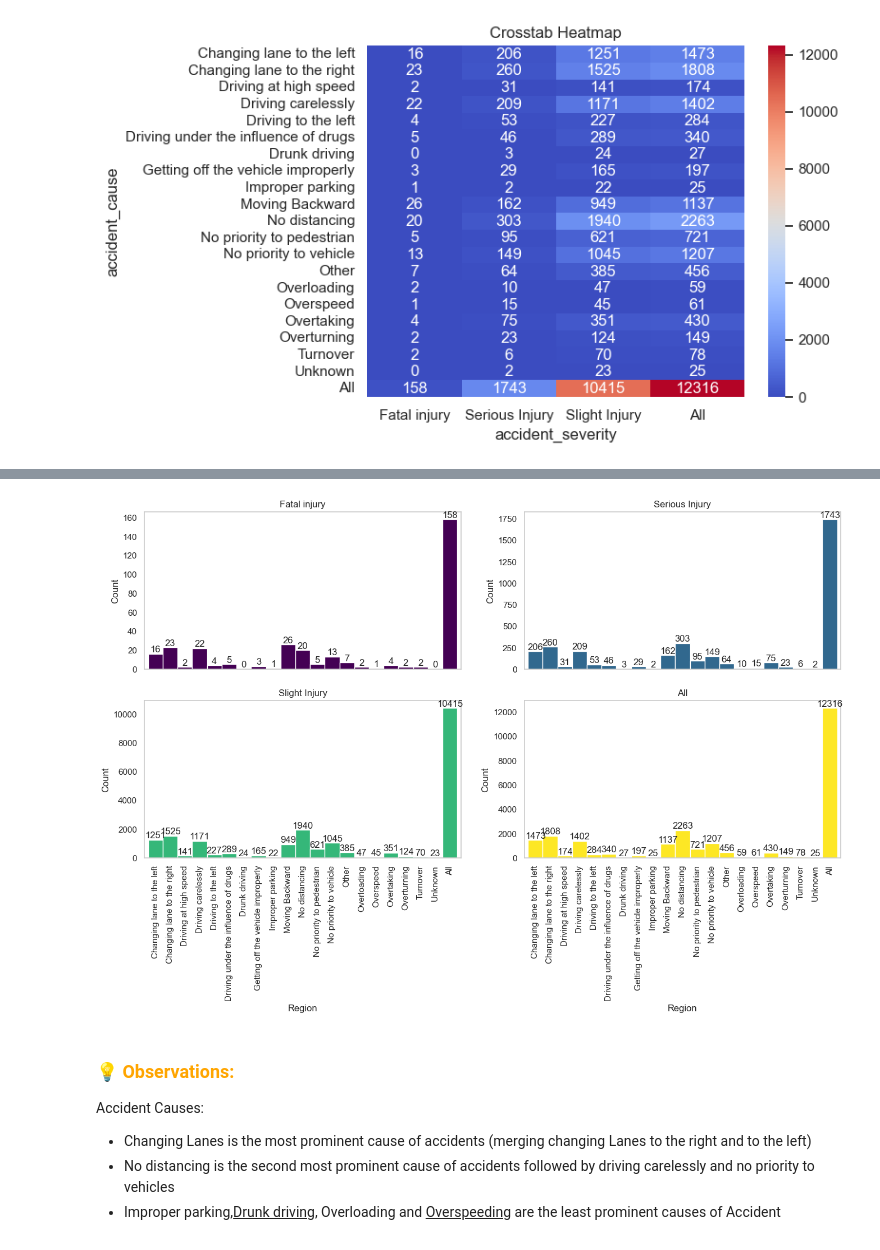
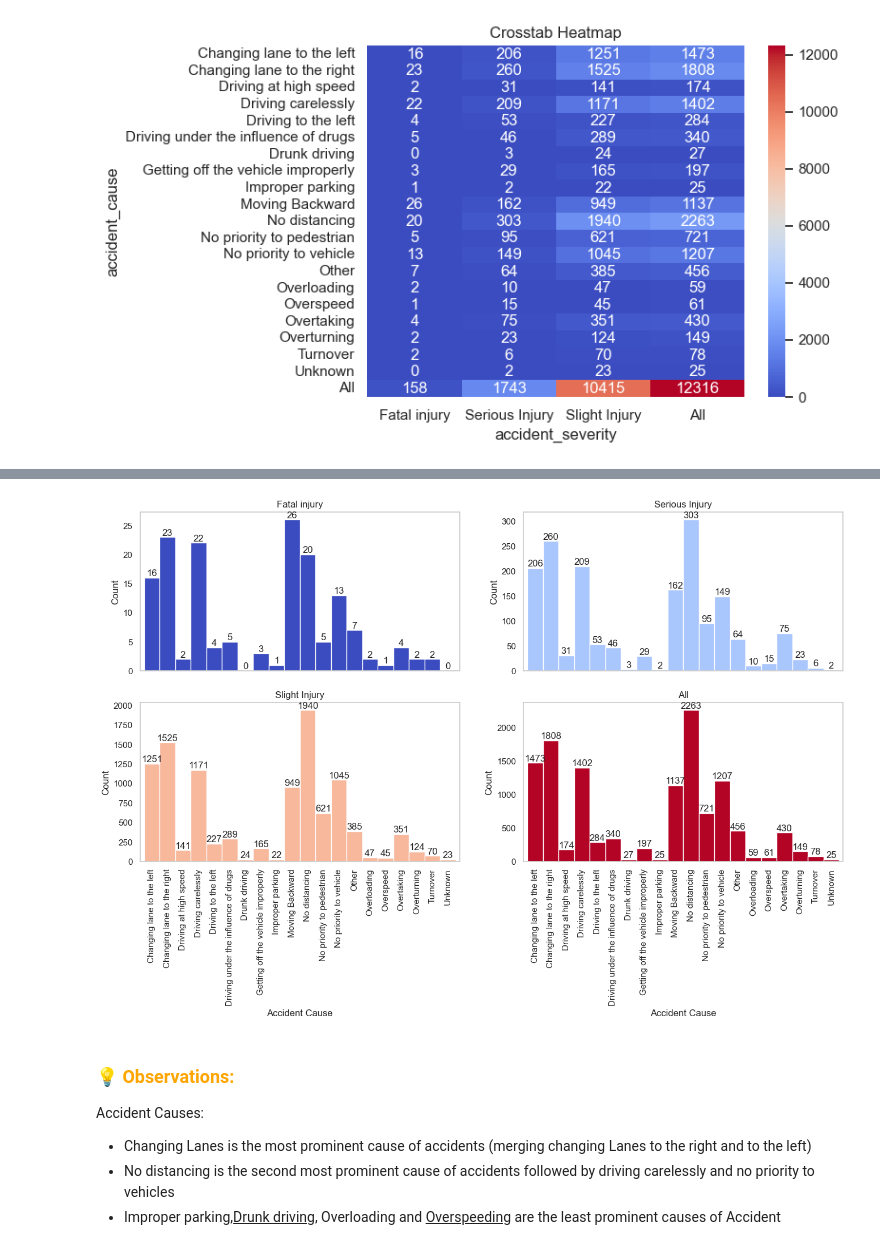
Before and after one commit to Teshager21/accident-analysis-addis_ababa, a Jupyter notebook: accident-analysis-addis_ababa.ipynb, the cells around one changed output, grey strips where cells are left out. Saved outputs shown, nothing was run; the diff lists cells and outputs as text; code cells hidden in the pictures.

```diff
--- a/accident-analysis-addis_ababa.ipynb
+++ b/accident-analysis-addis_ababa.ipynb
@@ -607,33 +624,34 @@ plt.show()
 # %%
 #----------------------------------------------------------------------#
+cross_tab=cross_tab[cross_tab.index!='All']
 num_columns = len(cross_tab.columns)
 rows = 2  # Number of rows
 cols = (num_columns + 1) // rows  # Calculate number of columns per row
 
 # Create subplots
 axes=cross_tab.plot(
     kind='bar',
     subplots=True,
     layout=(rows, cols),
     figsize=(16, 8),
     legend=False,
-    colormap='viridis',
+    colormap='coolwarm',
     width=1,
     grid=False
 )
 # Annotate each bar with its value
 for ax in axes.flatten():  # Flatten the axes array to iterate over it
     for container in ax.containers:  # Iterate over bar containers
         ax.bar_label(container, fmt='%.0f')  # Add integer labels to each bar
 
 # Add titles and labels for each subplot
 for i, ax in enumerate(plt.gcf().axes):
     if i < num_columns:  # Avoid extra subplots from the grid
         ax.set_title(cross_tab.columns[i])
         ax.set_ylabel('Count')
-        ax.set_xlabel('Region')  # Replace 'Region' with
+        ax.set_xlabel('Accident Cause')
 # %% [output]
-[figure, old version]
+[figure, new version]
 # %% [markdown]
 <h3 align="left"><font color='orange'>💡 Observations:</font></h3>
 
```
Also changed, not shown: parts of 20 cells of this notebook, 1 other file.
